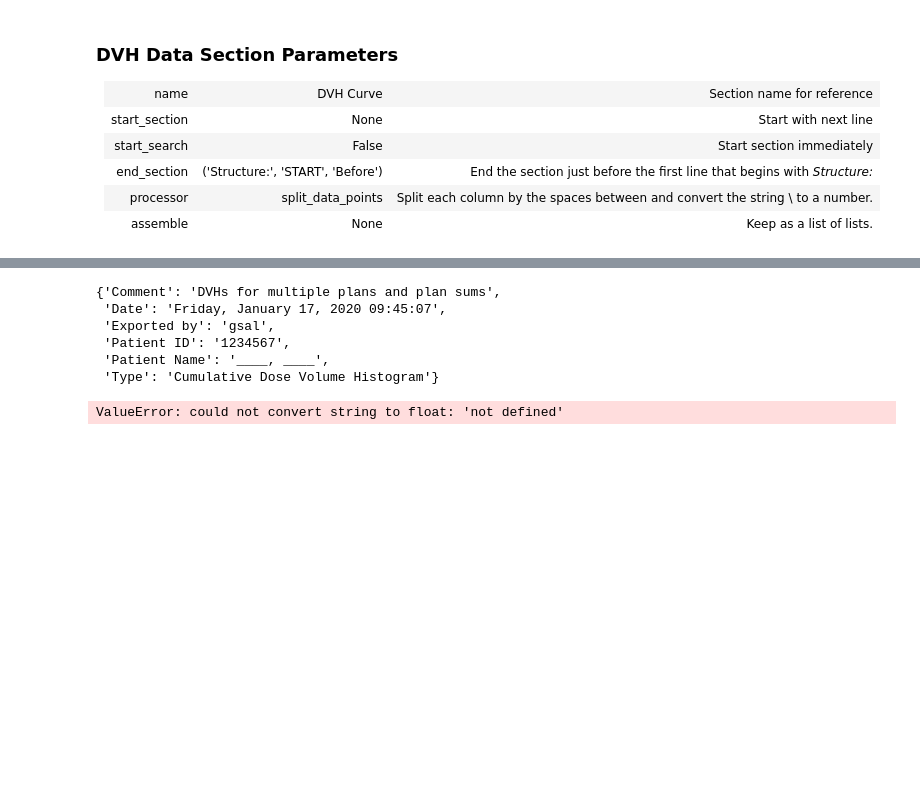
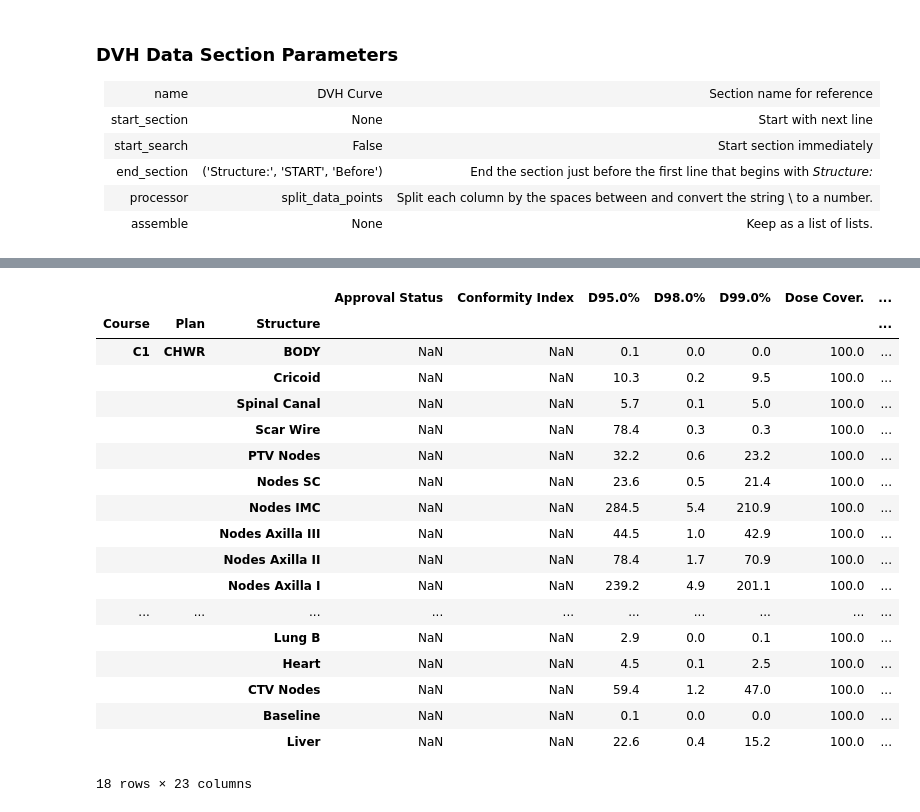
Before and after one commit to GregSal/sectionary, a Jupyter notebook: examples/read_dvh.ipynb, the cells around one changed output, grey strips where cells are left out. Saved outputs shown, nothing was run; the diff lists cells and outputs as text; code cells hidden in the pictures; blank space fills up the shorter version.

```diff
--- a/examples/read_dvh.ipynb
+++ b/examples/read_dvh.ipynb
@@ -1547,7 +1558,8 @@ def header_parse(line: str) -> List[Tuple[str]]:
     label_list = []
     for match in re_pattern.finditer(line):
         match_results = match.groupdict()
-        header = (match_results['Label'], match_results['Units'])
+        header = (match_results['Label'].strip(),
+                  match_results['Units'].strip())
         label_list.append(header)
     return label_list
 # %%
@@ -1569,5 +1581,12 @@ header_parse(header_line)
 # %%
 def split_data_points(line: str)->List[float]:
     return [float(num) for num in line.split()]
+# %%
+def drop_blanks(lines: List[List[float]]) -> List[List[float]]:
+    '''Return all non-empty lines
+    '''
+    for line in lines:
+        if line:
+            yield line
 # %%
 a = '                3            0.046875                    95.505'
@@ -1644,7 +1665,7 @@ dose_curve_section = Section(
     name='DVH Curve',
     start_search=False,
     end_section=('Structure:', 'START', 'Before'),
-    processor=split_data_points
+    processor=[split_data_points, drop_blanks]
     )
 # %%
 demo_dvh_text = demo_dvh_1.read_text(encoding='utf_8_sig').splitlines()
@@ -1715,13 +1822,13 @@ combined_data = dvh_dose.read(demo_dvh_text)
 structure_data_list = [dt['Structure'] for dt in combined_data]
 structure_data = pd.DataFrame(structure_data_list)
 
+index_columns = ['Course', 'Plan', 'Structure']
 unit_columns = [col for col in structure_data.columns if 'unit' in col]
-col_ref = [col.replace(' unit', '') for col in unit_columns]
-data_units = structure_data[unit_columns].copy()
-data_units.columns = col_ref
-data_units.drop_duplicates(inplace=True)
-data_units
 
-structure_data.drop(columns=unit_columns, inplace=True)
-structure_data.set_index(['Course', 'Plan', 'Structure'], inplace=True)
-structure_data
+structure_table = structure_data.drop(columns=unit_columns)
+structure_table.set_index(index_columns, inplace=True)
+
+context = all_plans.context
+unit_conversion, data_units = convert_units(structure_data, unit_columns,
+                                            index_columns, context)
+structure_table = structure_table * unit_conversion
@@ -1772,17 +1834,0 @@ combined_data
-# %%
-single_dvh_text = single_dvh.read_text(encoding='utf_8_sig').splitlines()
-source = BufferedIterator(single_dvh_text)
-
-pprint(dvh_info_section.read(source))
-plans = all_plans.read(source)
-pprint(all_plans.context)
-combined_data = dvh_dose.read(single_dvh_text, all_plans.context)
-pprint(combined_data)
-# %% [output]
-{'Comment': 'DVHs for multiple plans and plan sums',
- 'Date': 'Friday, January 17, 2020 09:45:07',
- 'Exported by': 'gsal',
- 'Patient ID': '1234567',
- 'Patient Name': '____, ____',
- 'Type': 'Cumulative Dose Volume Histogram'}
-ValueError: could not convert string to float: 'not defined'
@@ -1788,0 +1844,22 @@ ValueError: could not convert string to float: 'not defined'
+# %%
+structure_table
+# %% [output]
+|  |  |  | Approval Status | Conformity Index | D95.0% | D98.0% | D99.0% | Dose Cover. | ... |
+| Course | Plan | Structure |  |  |  |  |  |  | ... |
+| C1 | CHWR | BODY | NaN | NaN | 0.1 | 0.0 | 0.0 | 100.0 | ... |
+|  |  | Cricoid | NaN | NaN | 10.3 | 0.2 | 9.5 | 100.0 | ... |
+|  |  | Spinal Canal | NaN | NaN | 5.7 | 0.1 | 5.0 | 100.0 | ... |
+|  |  | Scar Wire | NaN | NaN | 78.4 | 0.3 | 0.3 | 100.0 | ... |
+|  |  | PTV Nodes | NaN | NaN | 32.2 | 0.6 | 23.2 | 100.0 | ... |
+|  |  | Nodes SC | NaN | NaN | 23.6 | 0.5 | 21.4 | 100.0 | ... |
+|  |  | Nodes IMC | NaN | NaN | 284.5 | 5.4 | 210.9 | 100.0 | ... |
+|  |  | Nodes Axilla III | NaN | NaN | 44.5 | 1.0 | 42.9 | 100.0 | ... |
+|  |  | Nodes Axilla II | NaN | NaN | 78.4 | 1.7 | 70.9 | 100.0 | ... |
+|  |  | Nodes Axilla I | NaN | NaN | 239.2 | 4.9 | 201.1 | 100.0 | ... |
+| ... | ... | ... | ... | ... | ... | ... | ... | ... | ... |
+|  |  | Lung B | NaN | NaN | 2.9 | 0.0 | 0.1 | 100.0 | ... |
+|  |  | Heart | NaN | NaN | 4.5 | 0.1 | 2.5 | 100.0 | ... |
+|  |  | CTV Nodes | NaN | NaN | 59.4 | 1.2 | 47.0 | 100.0 | ... |
+|  |  | Baseline | NaN | NaN | 0.1 | 0.0 | 0.0 | 100.0 | ... |
+|  |  | Liver | NaN | NaN | 22.6 | 0.4 | 15.2 | 100.0 | ... |
+18 rows × 23 columns
```
Also changed, not shown: parts of 20 cells of this notebook.
